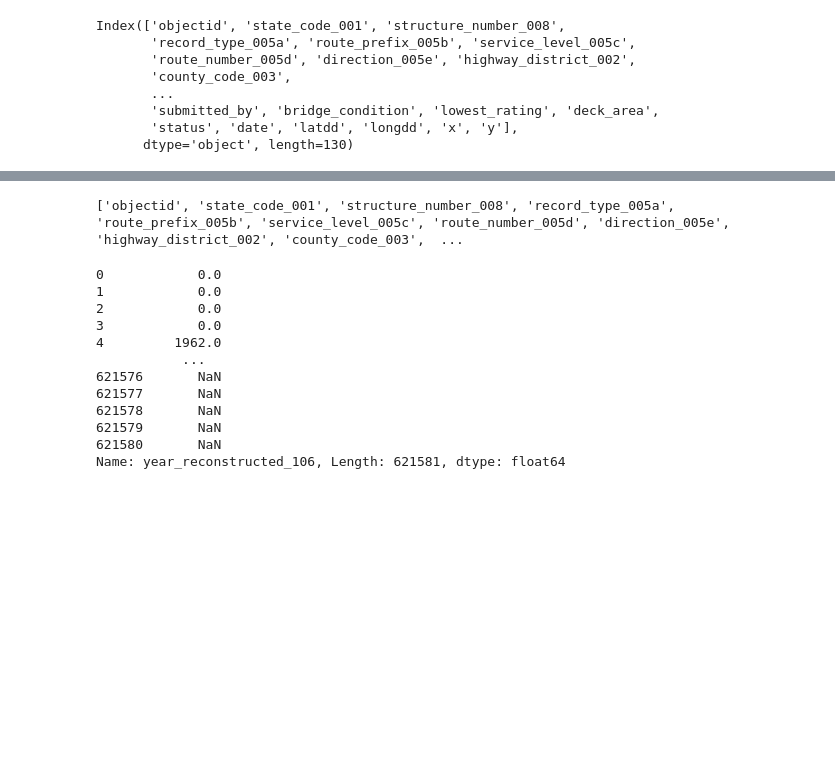
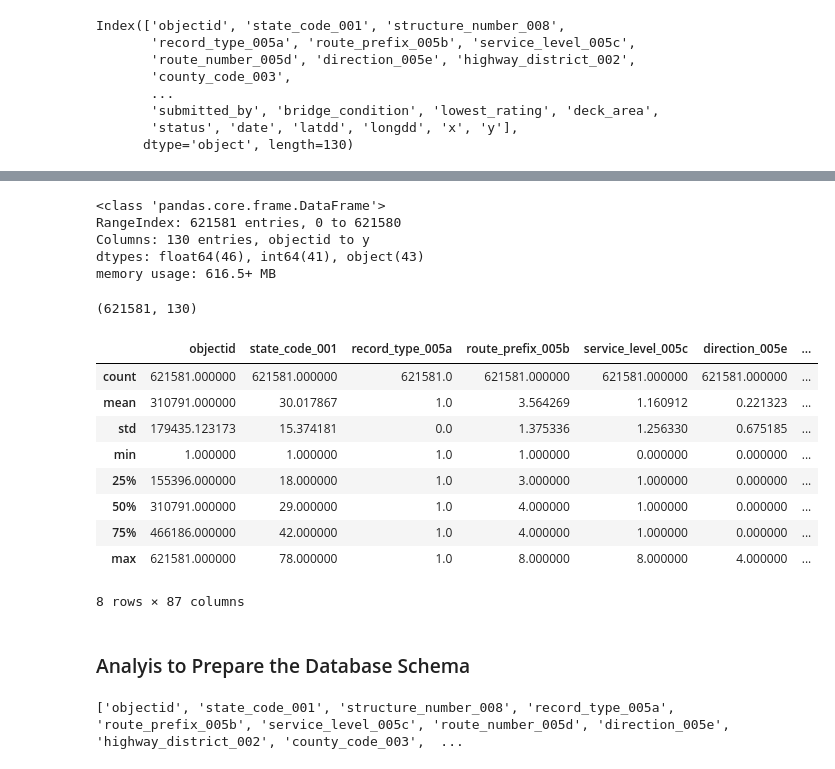
Before and after one commit to slromero/Project4, a Jupyter notebook: SQL/National_Bridge_Inventory_SQL_Prep.ipynb, the cells around one changed output, grey strips where cells are left out. Cells and saved outputs as stored; diff of their text form; code cells hidden in the pictures; blank space fills up the shorter version.

```diff
--- a/SQL/National_Bridge_Inventory_SQL_Prep.ipynb
+++ b/SQL/National_Bridge_Inventory_SQL_Prep.ipynb
@@ -84,19 +113,32 @@ memory usage: 616.5+ MB
 # %%
-print(bridge_data_clean.columns.tolist())
+# Review current dataframe dimensions
+bridge_data_clean.info()
+bridge_data_clean.shape
 # %% [output]
-['objectid', 'state_code_001', 'structure_number_008', 'record_type_005a', 'route_prefix_005b', 'service_level_005c', 'route_number_005d', 'direction_005e', 'highway_district_002', 'county_code_003',  ...
+<class 'pandas.core.frame.DataFrame'>
+RangeIndex: 621581 entries, 0 to 621580
+Columns: 130 entries, objectid to y
+dtypes: float64(46), int64(41), object(43)
+memory usage: 616.5+ MB
+(621581, 130)
-# %%
-print(bridge_data_clean['year_reconstructed_106'])
-# %% [output]
-0            0.0
-1            0.0
-2            0.0
-3            0.0
-4         1962.0
-           ...
-621576       NaN
-621577       NaN
-621578       NaN
-621579       NaN
-621580       NaN
-Name: year_reconstructed_106, Length: 621581, dtype: float64
+# %%
+# Review current dataframe stats
+bridge_data_clean.describe()
+# %% [output]
+|  | objectid | state_code_001 | record_type_005a | route_prefix_005b | service_level_005c | direction_005e | ... |
+| count | 621581.000000 | 621581.000000 | 621581.0 | 621581.000000 | 621581.000000 | 621581.000000 | ... |
+| mean | 310791.000000 | 30.017867 | 1.0 | 3.564269 | 1.160912 | 0.221323 | ... |
+| std | 179435.123173 | 15.374181 | 0.0 | 1.375336 | 1.256330 | 0.675185 | ... |
+| min | 1.000000 | 1.000000 | 1.0 | 1.000000 | 0.000000 | 0.000000 | ... |
+| 25% | 155396.000000 | 18.000000 | 1.0 | 3.000000 | 1.000000 | 0.000000 | ... |
+| 50% | 310791.000000 | 29.000000 | 1.0 | 4.000000 | 1.000000 | 0.000000 | ... |
+| 75% | 466186.000000 | 42.000000 | 1.0 | 4.000000 | 1.000000 | 0.000000 | ... |
+| max | 621581.000000 | 78.000000 | 1.0 | 8.000000 | 8.000000 | 4.000000 | ... |
+8 rows × 87 columns
+# %% [markdown]
+### Analyis to Prepare the Database Schema
+# %%
+# Get column list
+print(bridge_data_clean.columns.tolist())
+# %% [output]
+['objectid', 'state_code_001', 'structure_number_008', 'record_type_005a', 'route_prefix_005b', 'service_level_005c', 'route_number_005d', 'direction_005e', 'highway_district_002', 'county_code_003',  ...
```
Also changed, not shown: parts of 16 cells of this notebook.
